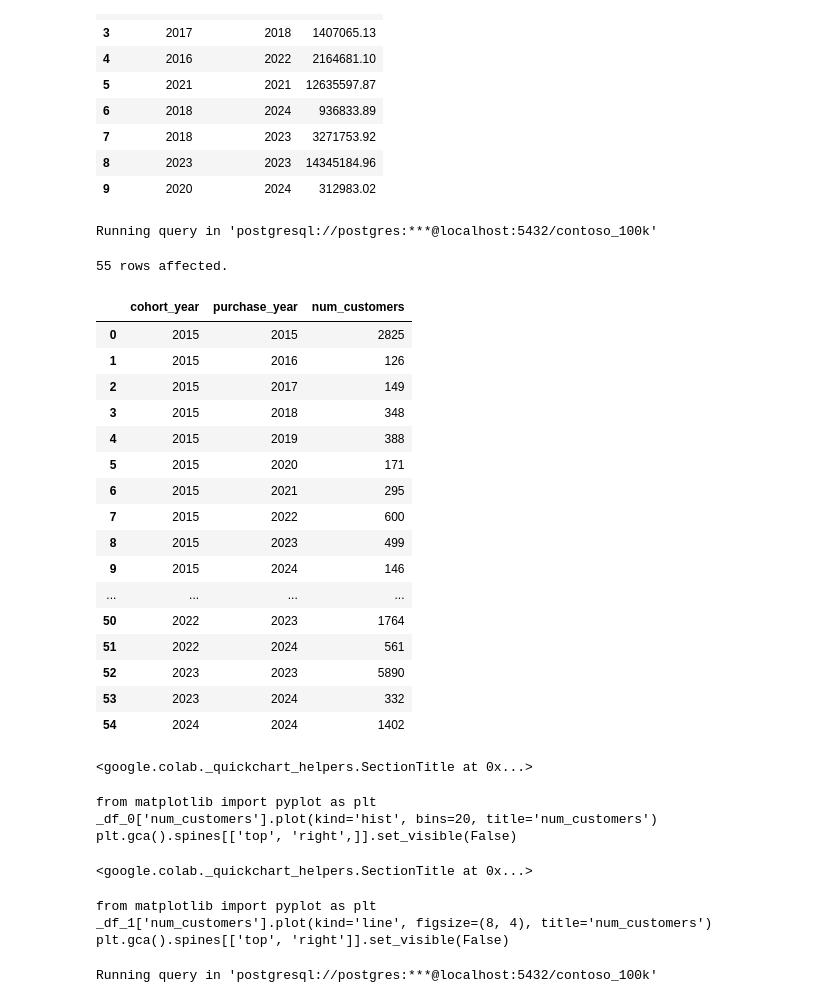
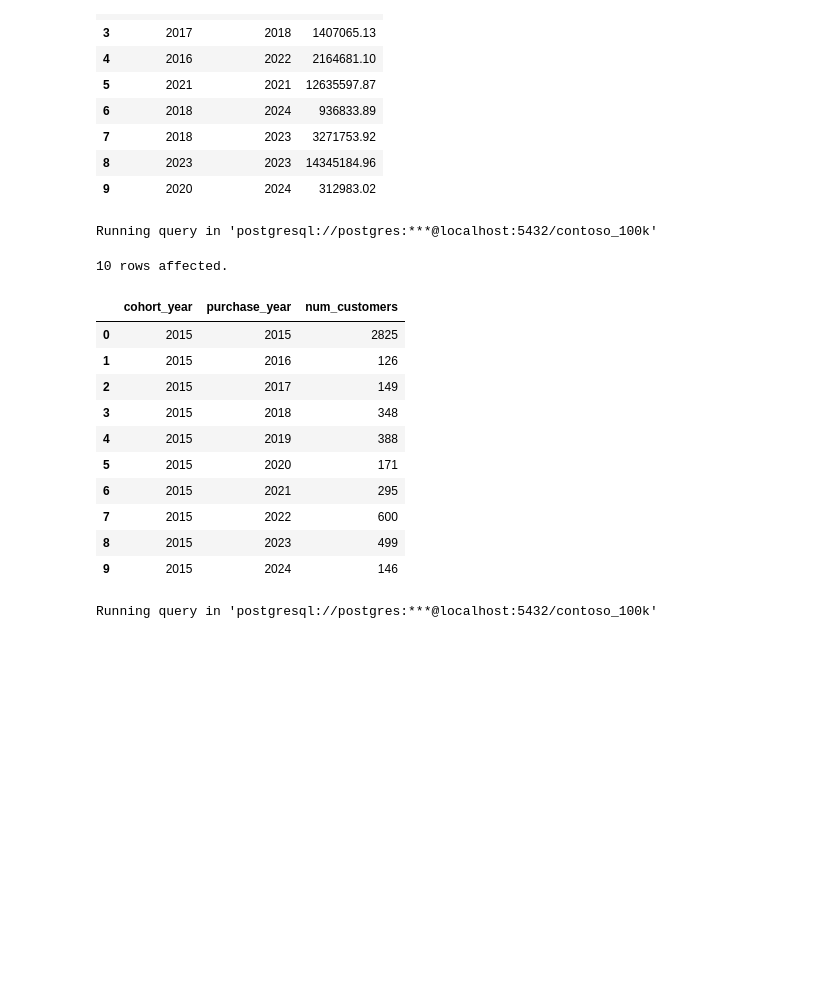
Before and after one commit to ew-alt/Data-anylatics, a Jupyter notebook: Resources/Blank_SQL_Notebook.ipynb, the cells around one changed output. Drawn from its saved outputs; the diff is of its cells as text; code cells hidden in the pictures; blank space fills up the shorter version.

```diff
--- a/Resources/Blank_SQL_Notebook.ipynb
+++ b/Resources/Blank_SQL_Notebook.ipynb
@@ -538,48 +538,35 @@ Running query in 'postgresql://postgres:***@localhost:5432/contoso_100k'
 
 WITH yearly_cohort AS (
 SELECT DISTINCT
   customerkey,
   EXTRACT(YEAR FROM MIN(orderdate) OVER(PARTITION BY customerkey)) AS cohort_year,
   EXTRACT(YEAR FROM orderdate) AS purchase_year
 FROM sales
 )
 
 SELECT DISTINCT
   cohort_year,
   purchase_year,
   COUNT(customerkey) OVER(PARTITION BY purchase_year, cohort_year) AS num_customers
 FROM yearly_cohort
 ORDER BY
   cohort_year,
   purchase_year
+LIMIT 10
 # %% [output]
 Running query in 'postgresql://postgres:***@localhost:5432/contoso_100k'
-55 rows affected.
+10 rows affected.
 |  | cohort_year | purchase_year | num_customers |
 | 0 | 2015 | 2015 | 2825 |
 | 1 | 2015 | 2016 | 126 |
 | 2 | 2015 | 2017 | 149 |
 | 3 | 2015 | 2018 | 348 |
 | 4 | 2015 | 2019 | 388 |
 | 5 | 2015 | 2020 | 171 |
 | 6 | 2015 | 2021 | 295 |
 | 7 | 2015 | 2022 | 600 |
 | 8 | 2015 | 2023 | 499 |
 | 9 | 2015 | 2024 | 146 |
-| ... | ... | ... | ... |
-| 50 | 2022 | 2023 | 1764 |
-| 51 | 2022 | 2024 | 561 |
-| 52 | 2023 | 2023 | 5890 |
-| 53 | 2023 | 2024 | 332 |
-| 54 | 2024 | 2024 | 1402 |
-<google.colab._quickchart_helpers.SectionTitle at 0x...>
-from matplotlib import pyplot as plt
-_df_0['num_customers'].plot(kind='hist', bins=20, title='num_customers')
-plt.gca().spines[['top', 'right',]].set_visible(False)
-<google.colab._quickchart_helpers.SectionTitle at 0x...>
-from matplotlib import pyplot as plt
-_df_1['num_customers'].plot(kind='line', figsize=(8, 4), title='num_customers')
-plt.gca().spines[['top', 'right']].set_visible(False)
 # %%
 %%sql
 
```
Also changed, not shown: parts of 8 cells of this notebook.
